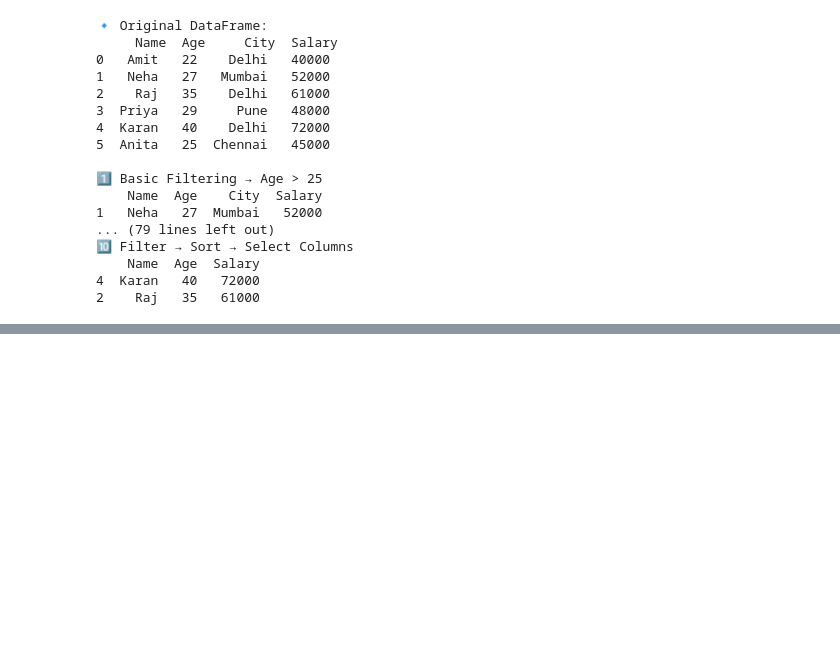
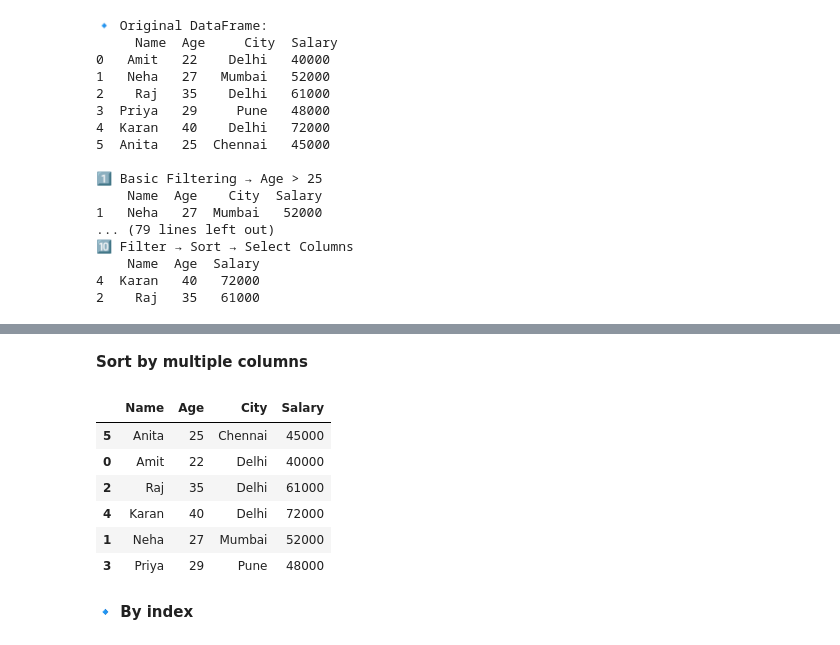
Before and after one commit to dirumisra/GENAI, a Jupyter notebook: pandas/01_Foundation/notebooks/05_basic_operations.ipynb, the cells around one changed output, grey strips where cells are left out. Drawn from its saved outputs; the diff is of its cells as text; code cells hidden in the pictures; blank space fills up the shorter version.

```diff
--- a/pandas/01_Foundation/notebooks/05_basic_operations.ipynb
+++ b/pandas/01_Foundation/notebooks/05_basic_operations.ipynb
@@ -578,0 +598,15 @@ print(result, "\n")
+# %% [markdown]
+**Sort by multiple columns**
+# %%
+# First by City (A→Z), then by Age (youngest to oldest)
+df_pb.sort_values(by=["City", "Age"], ascending=[True, True])
+# %% [output]
+|  | Name | Age | City | Salary |
+| 5 | Anita | 25 | Chennai | 45000 |
+| 0 | Amit | 22 | Delhi | 40000 |
+| 2 | Raj | 35 | Delhi | 61000 |
+| 4 | Karan | 40 | Delhi | 72000 |
+| 1 | Neha | 27 | Mumbai | 52000 |
+| 3 | Priya | 29 | Pune | 48000 |
+# %% [markdown]
+**🔹 By index**
```
Also changed, not shown: parts of 18 cells of this notebook.
